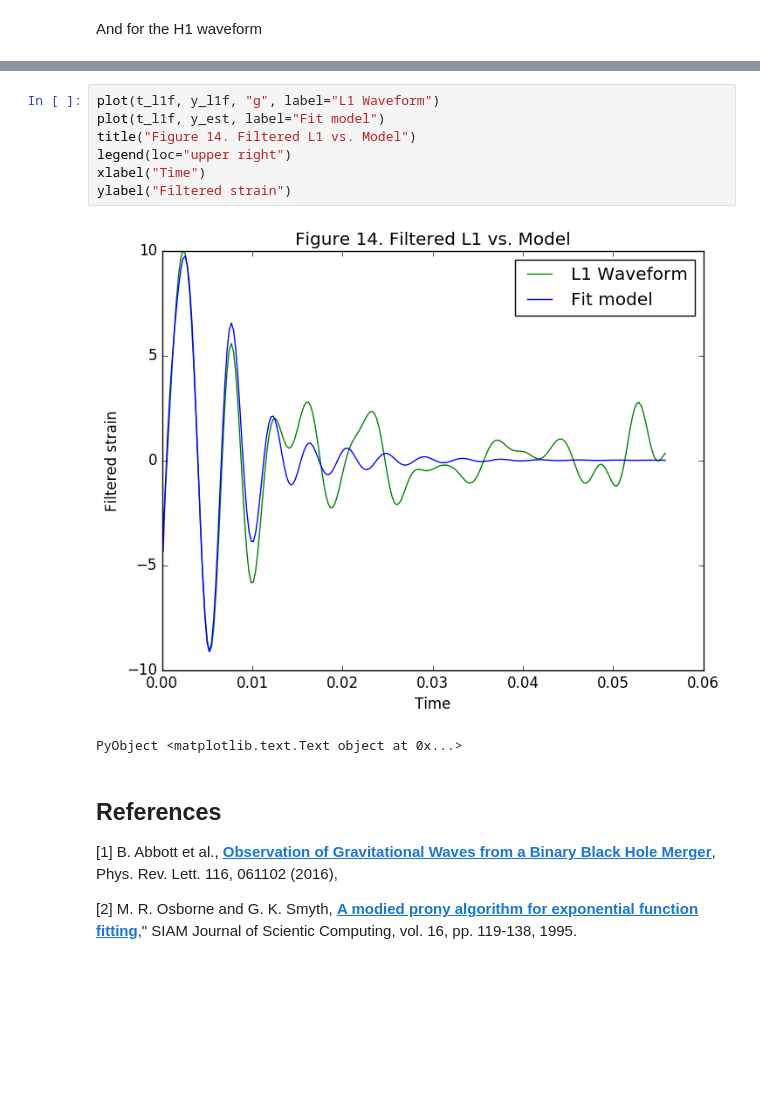
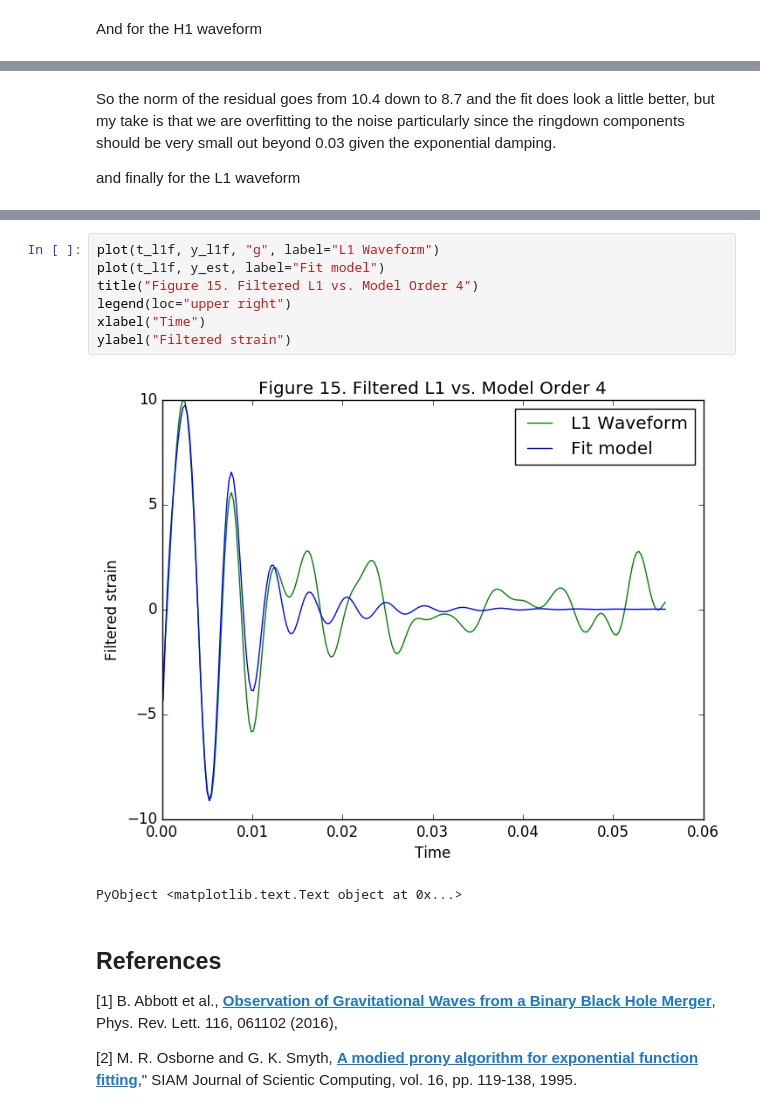
Before and after one commit to macd/dbm_notebooks, a Jupyter notebook: ringdown_fit.ipynb, the cells around one changed output, grey strips where cells are left out. Cells and saved outputs as stored; diff of their text form; blank space fills up the shorter version.

```diff
--- a/ringdown_fit.ipynb
+++ b/ringdown_fit.ipynb
@@ -626,3 +662,7 @@ and finally for the L1 waveform
+# %% [markdown]
+So the norm of the residual goes from 10.4 down to 8.7 and the fit does look a little better, but my take is that we are overfitting to the noise particularly since the ringdown components should be very small out beyond 0.03 given the exponential damping.
+
+and finally for the L1 waveform
 # %%
 t_l1f = l1f[:, 1]
 scale = 10.0 / maximum(abs(l1f[:, 2]))
@@ -650,12 +690,12 @@ results = Results of Optimization Algorithm
 # %%
 plot(t_l1f, y_l1f, "g", label="L1 Waveform")
 plot(t_l1f, y_est, label="Fit model")
-title("Figure 14. Filtered L1 vs. Model")
+title("Figure 15. Filtered L1 vs. Model Order 4")
 legend(loc="upper right")
 xlabel("Time")
 ylabel("Filtered strain")
 # %% [output]
-[figure, old version]
+[figure, new version]
 PyObject <matplotlib.text.Text object at 0x...>
 # %% [markdown]
 ## References
```
Also changed, not shown: parts of 11 cells of this notebook.
